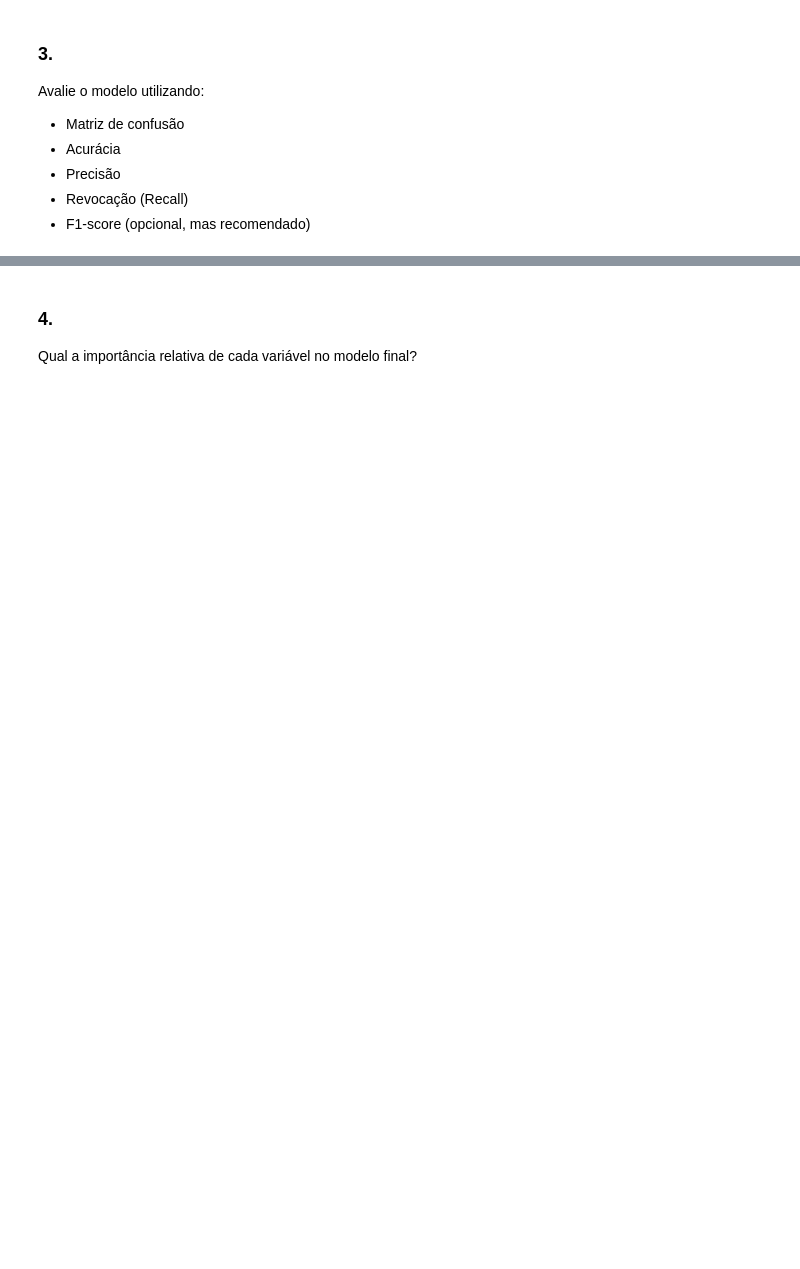
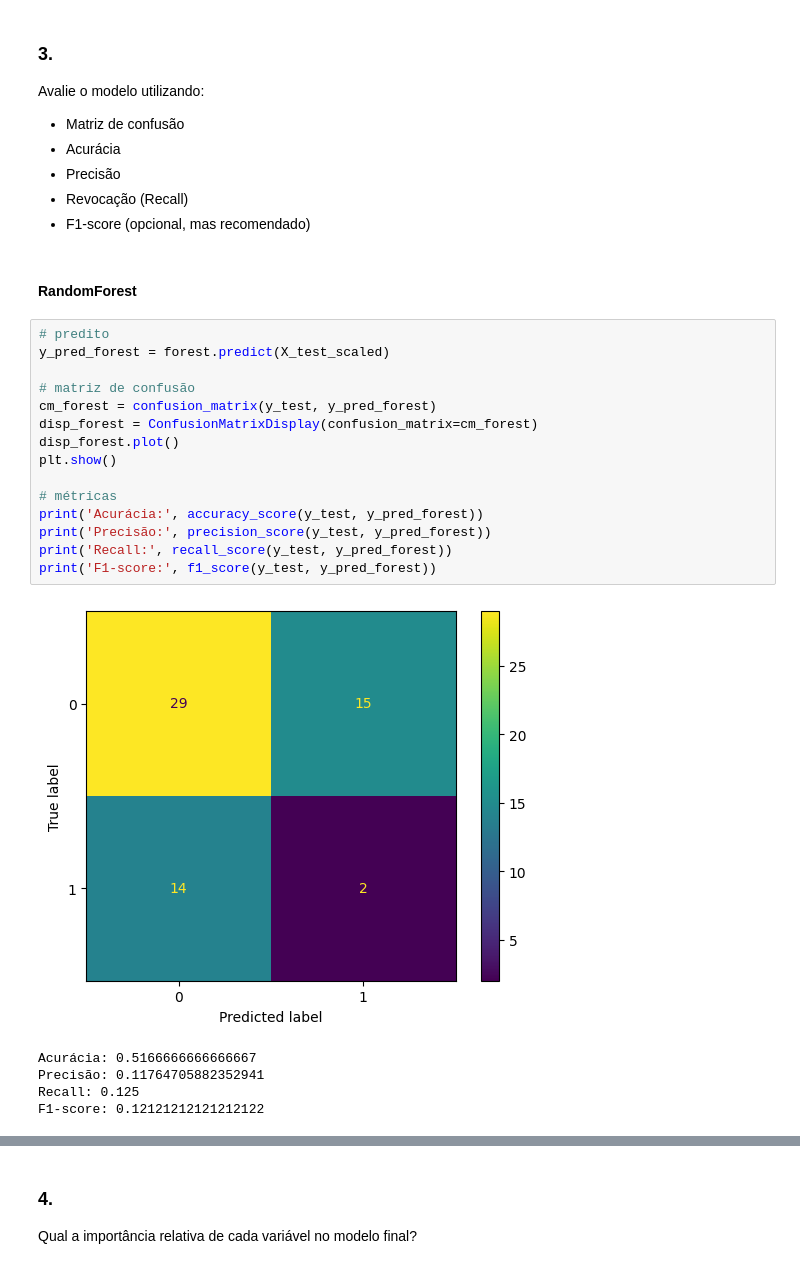
Before and after one commit to pathilink/sp_global_bootcamp, a Jupyter notebook: 7_desafio_modelos_classificacao/desafio_modelos_classificacao.ipynb, the cells around one changed output, grey strips where cells are left out. Drawn from its saved outputs; the diff is of its cells as text; blank space fills up the shorter version.

```diff
--- a/7_desafio_modelos_classificacao/desafio_modelos_classificacao.ipynb
+++ b/7_desafio_modelos_classificacao/desafio_modelos_classificacao.ipynb
@@ -136,3 +161,26 @@ Avalie o modelo utilizando:
 - Precisão
 - Revocação (Recall)
 - F1-score (opcional, mas recomendado)
+# %% [markdown]
+#### RandomForest
+# %%
+# predito
+y_pred_forest = forest.predict(X_test_scaled)
+
+# matriz de confusão
+cm_forest = confusion_matrix(y_test, y_pred_forest)
+disp_forest = ConfusionMatrixDisplay(confusion_matrix=cm_forest)
+disp_forest.plot()
+plt.show()
+
+# métricas
+print('Acurácia:', accuracy_score(y_test, y_pred_forest))
+print('Precisão:', precision_score(y_test, y_pred_forest))
+print('Recall:', recall_score(y_test, y_pred_forest))
+print('F1-score:', f1_score(y_test, y_pred_forest))
+# %% [output]
+[figure, added]
+Acurácia: 0.5166666666666667
+Precisão: 0.11764705882352941
+Recall: 0.125
+F1-score: 0.12121212121212122
```
Also changed, not shown: parts of 51 cells of this notebook.
